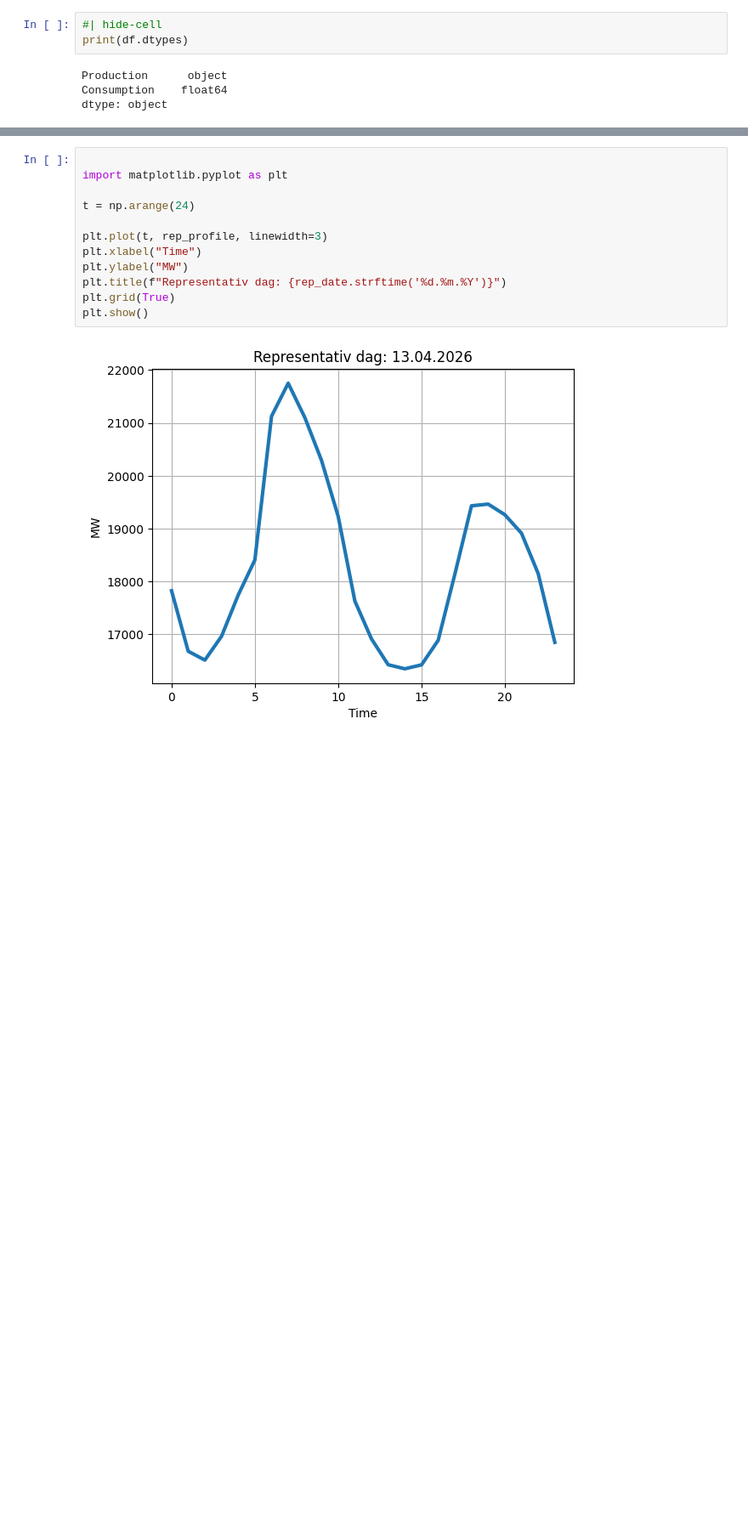
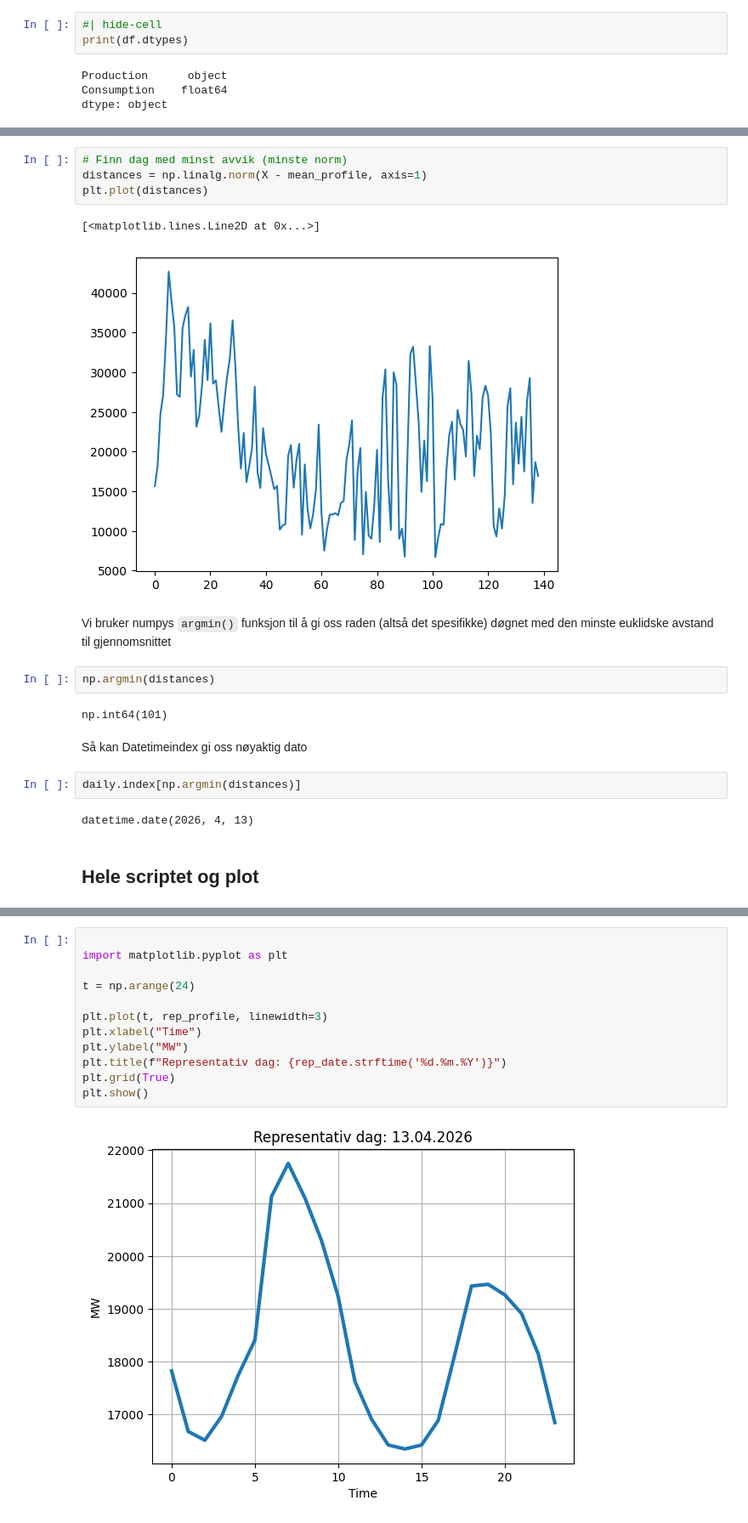
Before and after one commit to NilsJakob/dynamiske_kraftnett-book2, a Jupyter notebook: 04_reprdag/repr_dag.ipynb, the cells around one changed output, grey strips where cells are left out. Shown at 85% size. Cells and saved outputs as stored; diff of their text form; blank space fills up the shorter version.

```diff
--- a/04_reprdag/repr_dag.ipynb
+++ b/04_reprdag/repr_dag.ipynb
@@ -102,3 +237,24 @@ dtype: object
+# %%
+# Finn dag med minst avvik (minste norm)
+distances = np.linalg.norm(X - mean_profile, axis=1)
+plt.plot(distances)
+# %% [output]
+[<matplotlib.lines.Line2D at 0x...>]
+[figure, added]
+# %% [markdown]
+Vi bruker numpys `argmin()` funksjon til å gi oss raden (altså det spesifikke) døgnet med den minste euklidske avstand til gjennomsnittet
+# %%
+np.argmin(distances)
+# %% [output]
+np.int64(101)
+# %% [markdown]
+Så kan Datetimeindex gi oss nøyaktig dato
+# %%
+daily.index[np.argmin(distances)]
+# %% [output]
+datetime.date(2026, 4, 13)
+# %% [markdown]
+## Hele scriptet og plot
 # %%
 import numpy as np
 
```
Also changed, not shown: parts of 24 cells of this notebook.
